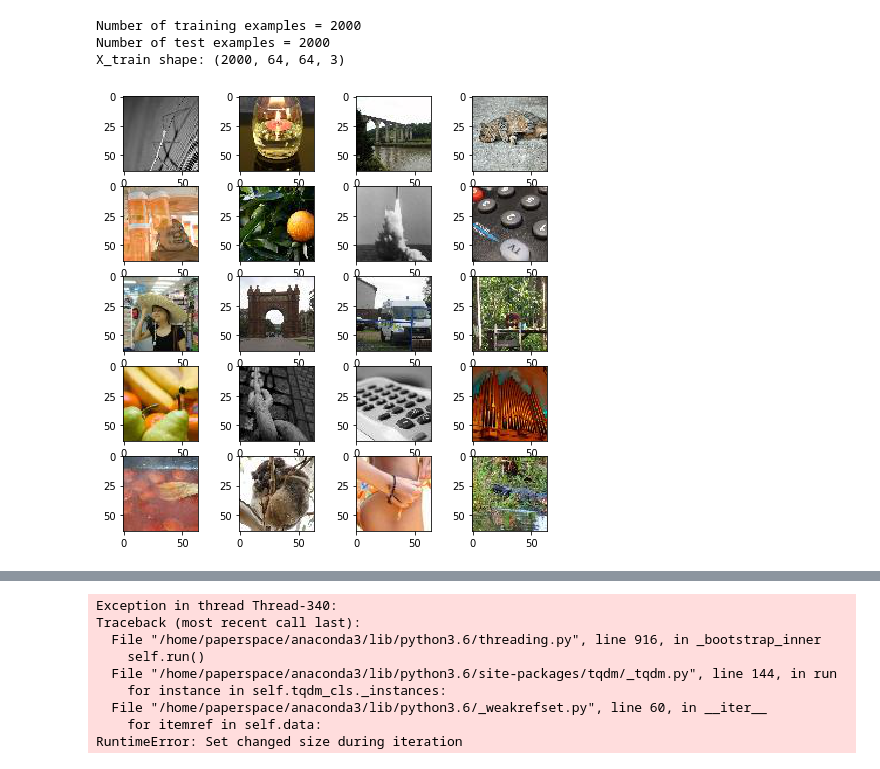
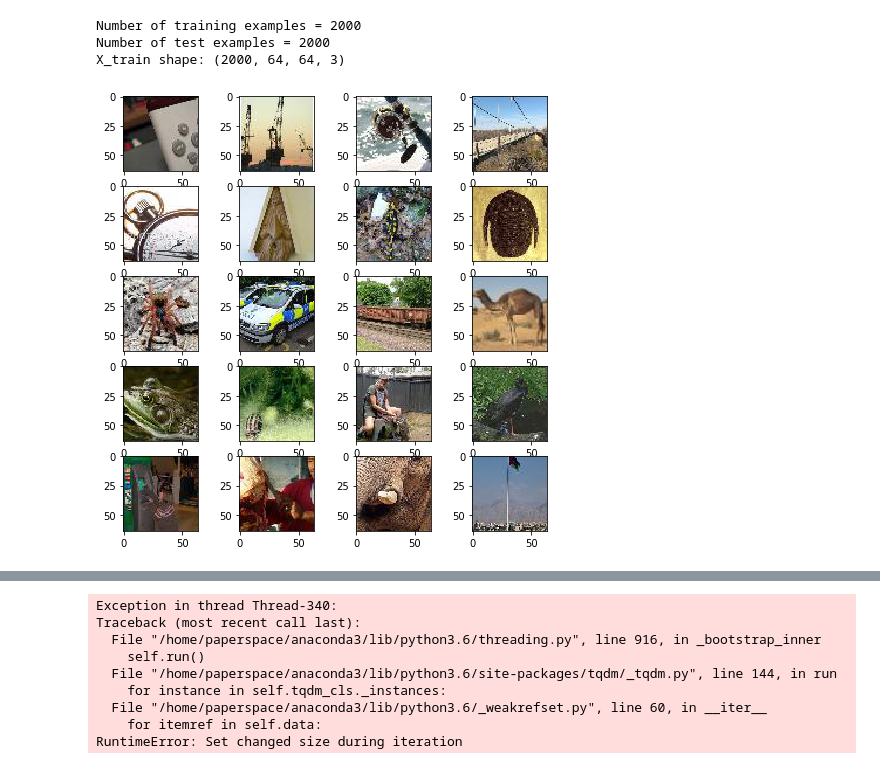
Before and after one commit to alexandremuzio/deep-steg, a Jupyter notebook: deep_steg.ipynb, the cells around one changed output, grey strips where cells are left out. Drawn from its saved outputs; the diff is of its cells as text; code cells hidden in the pictures.

```diff
--- a/deep_steg.ipynb
+++ b/deep_steg.ipynb
@@ -31,31 +39,36 @@ The Dataset we used is Tiny ImageNet Visual Recognition Challenge. It can be dow
 
 Our training set is made of a random subset of images from all 200 classes.
 # %%
-def load_dataset_small(n_images_from_class_test=10, test_size=500):
+def load_dataset_small(num_images_per_class_train=10, num_images_test=500):
+    """Loads training and test datasets, from Tiny ImageNet Visual Recogition Challenge.
+
+    Arguments:
+        num_images_per_class_train: number of images per class to load into training dataset.
+        num_images_test: total number of images to load into training dataset.
+    """
     X_train = []
     X_test = []
 
-    # Create training set
+    # Create training set.
     for c in os.listdir(TRAIN_DIR):
         c_dir = os.path.join(TRAIN_DIR, c, 'images')
         c_imgs = os.listdir(c_dir)
         random.shuffle(c_imgs)
-
-        for img_name_i in c_imgs[0:n_images_from_class_test]:
+        for img_name_i in c_imgs[0:num_images_per_class_train]:
             img_i = image.load_img(os.path.join(c_dir, img_name_i))
             x = image.img_to_array(img_i)
             X_train.append(x)
+    random.shuffle(X_train)
 
-    # Create test set
+    # Create test set.
     test_dir = os.path.join(TEST_DIR, 'images')
     test_imgs = os.listdir(test_dir)
     random.shuffle(test_imgs)
-    for img_name_i in test_imgs[0:test_size]:
+    for img_name_i in test_imgs[0:num_images_test]:
         img_i = image.load_img(os.path.join(test_dir, img_name_i))
         x = image.img_to_array(img_i)
         X_test.append(x)
 
-    random.shuffle(X_train)
-
+    # Return train and test data as numpy arrays.
     return np.array(X_train), np.array(X_test)
 # %%
@@ -79,17 +97,15 @@ input_S = X_train[0:X_train.shape[0] // 2]
 # C: cover image
 input_C = X_train[X_train.shape[0] // 2:]
 # %%
-# Show some sample images from the dataset
-
-w=10
-h=10
+# Show sample images from the training dataset
 fig=plt.figure(figsize=(8, 8))
 columns = 4
 rows = 5
 for i in range(1, columns*rows +1):
-    img = np.random.randint(10, size=(h,w))
+    # Randomly sample from training dataset
+    img_idx = np.random.choice(X_train.shape[0])
     fig.add_subplot(rows, columns, i)
-    plt.imshow(input_S[i])
+    plt.imshow(X_train[img_idx])
 plt.show()
 # %% [output]
-[figure, old version]
+[figure, new version]
```
Also changed, not shown: parts of 8 cells of this notebook, 8 other files.
